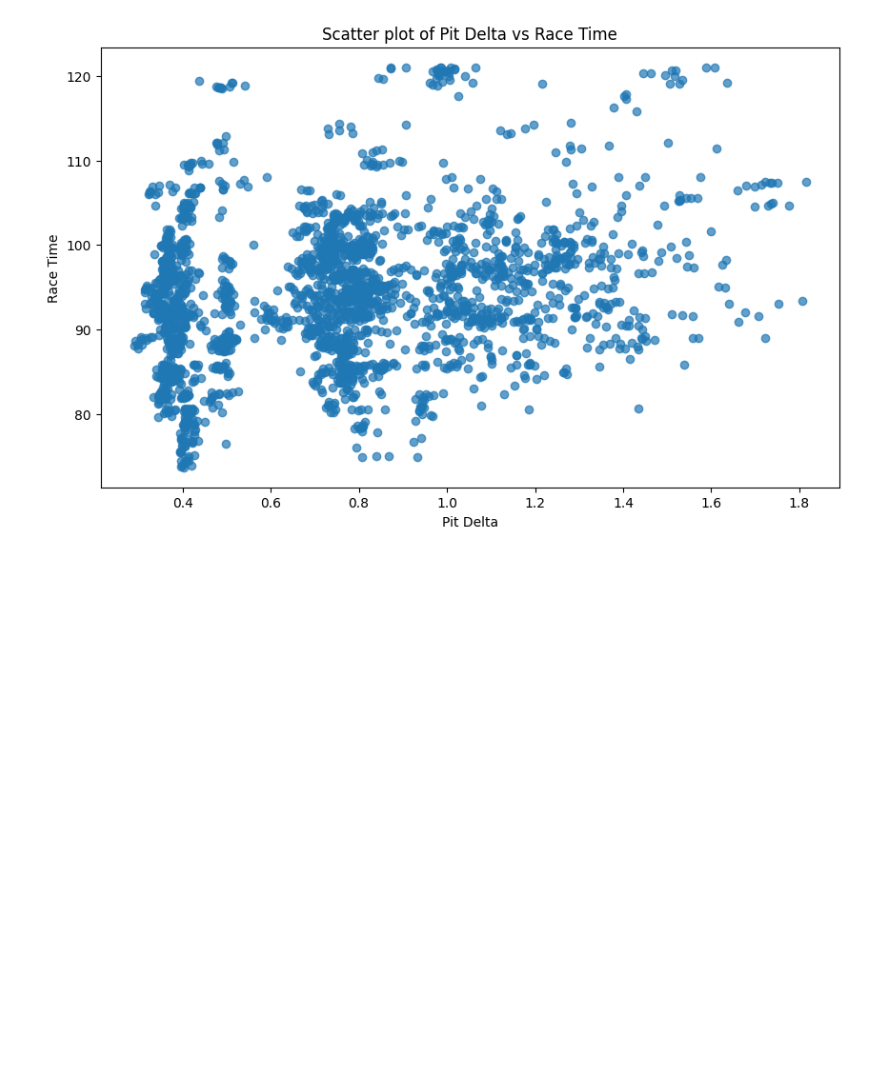
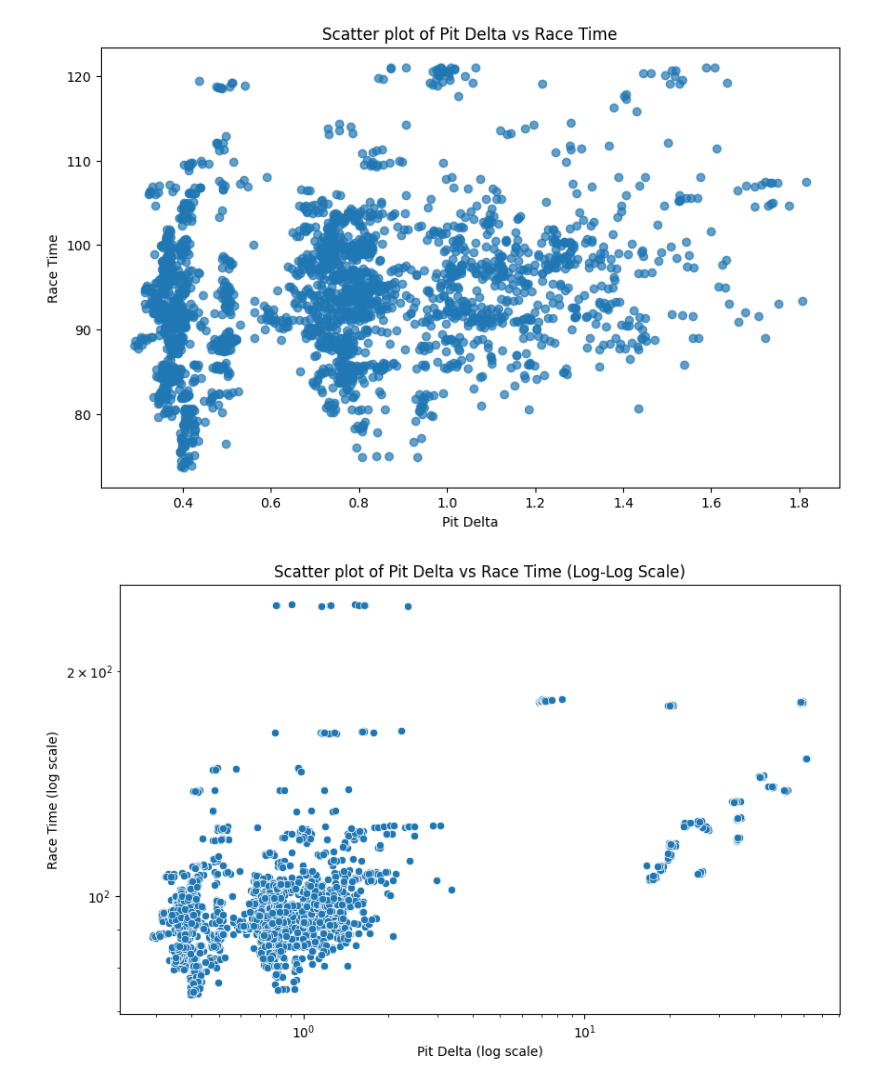
Before and after one commit to MacBeth-M/Grand-Prix-Geek, a Jupyter notebook: JupyterNotebooks/Box Box: Linear Regression.ipynb, the cells around one changed output. Saved outputs shown, nothing was run; the diff lists cells and outputs as text; code cells hidden in the pictures; blank space fills up the shorter version.

```diff
--- a/JupyterNotebooks/Box Box: Linear Regression.ipynb
+++ b/JupyterNotebooks/Box Box: Linear Regression.ipynb
@@ -199,6 +230,20 @@ plt.ylabel('Race Time')
 plt.show()
 # %% [output]
 [figure]
+# %%
+epsilon = 1e-5 # to ensure that none of the transformations are zero. Although highly unlikely
+
+# Scatter plot on a log scale
+plt.figure(figsize=(10, 6))
+sns.scatterplot(x='pit_delta', y='race_time', data=my_pit + epsilon)
+plt.xscale('log')
+plt.yscale('log')
+plt.title('Scatter plot of Pit Delta vs Race Time (Log-Log Scale)')
+plt.xlabel('Pit Delta (log scale)')
+plt.ylabel('Race Time (log scale)')
+plt.show()
+# %% [output]
+[figure, added]
 # %%
 pit_delta = my_data['pit_delta']
 race_time = my_data['race_time']
```
Also changed, not shown: parts of 9 cells of this notebook, 1 other file.
